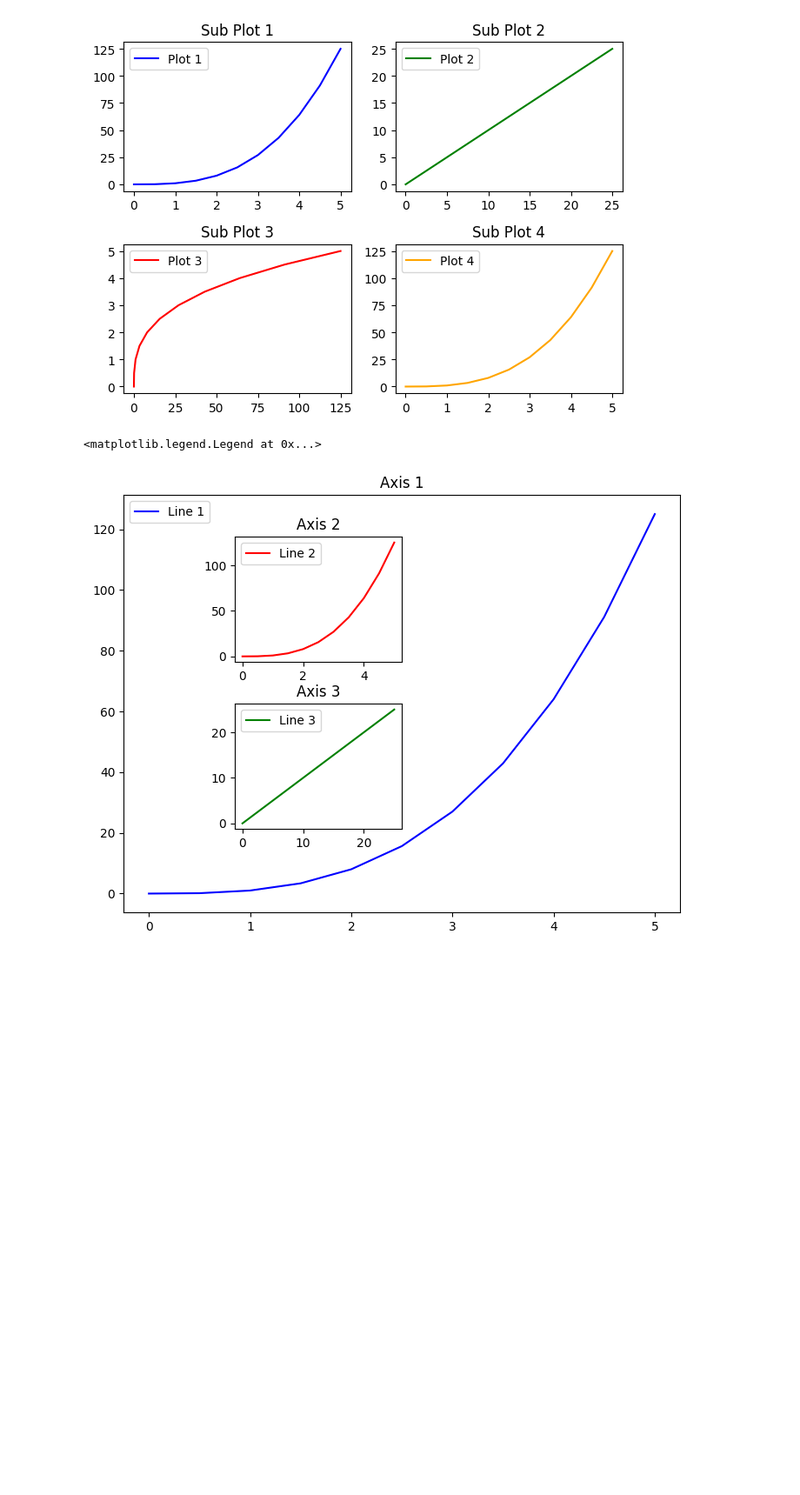
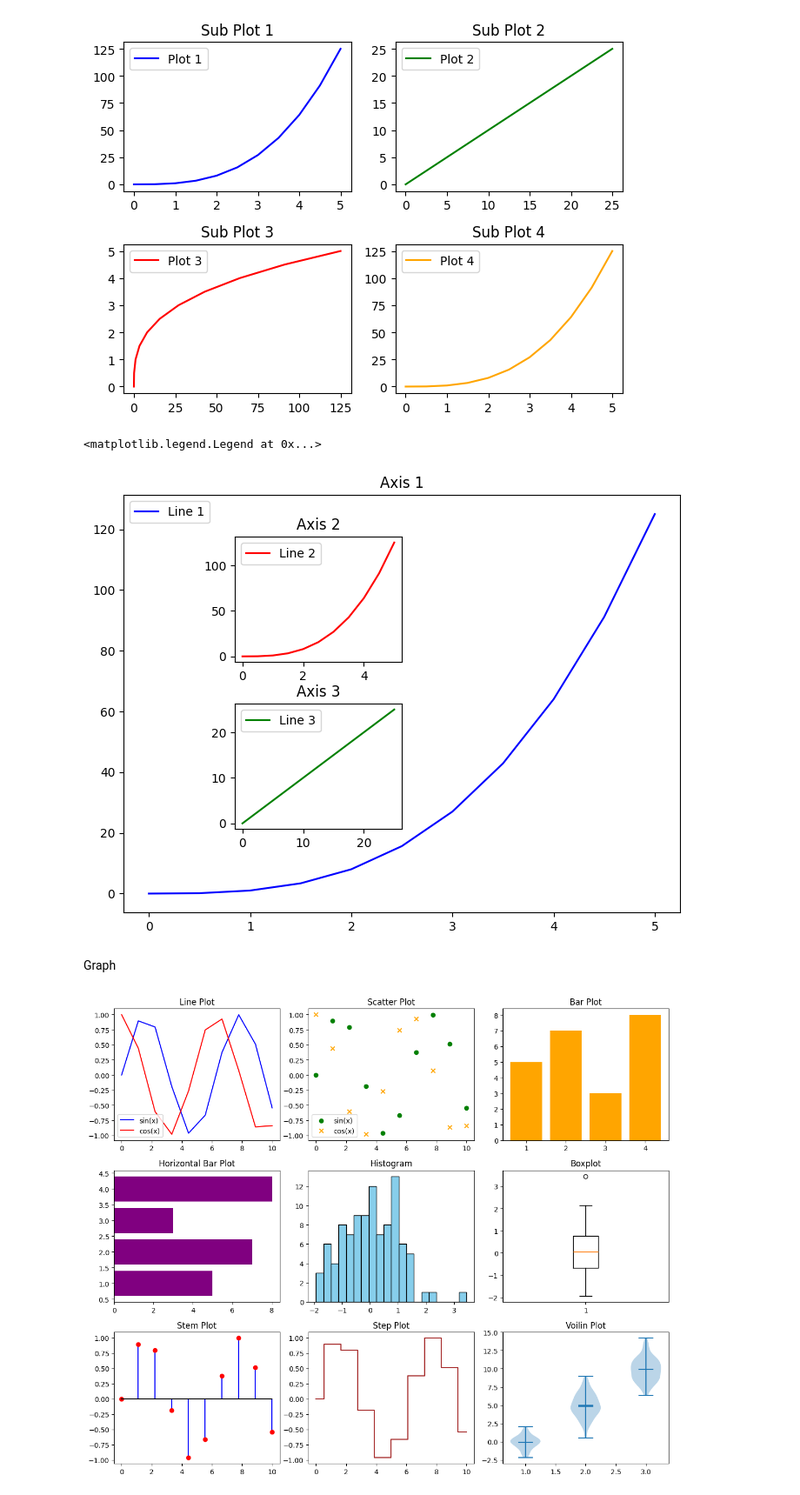
Before and after one commit to SatChittAnand/Data-Visualization, a Jupyter notebook: Data_Visualization.ipynb, the cells around one changed output. Shown at 87% size. Saved outputs shown, nothing was run; the diff lists cells and outputs as text; code cells hidden in the pictures; blank space fills up the shorter version.

Commit message:
different plots added

```diff
--- a/Data_Visualization.ipynb
+++ b/Data_Visualization.ipynb
@@ -149,3 +149,72 @@ axis3.legend()
 # %% [output]
 <matplotlib.legend.Legend at 0x...>
 [figure]
+# %% [markdown]
+Graph
+# %%
+x = np.linspace(0, 10, 10)
+y = np.sin(x)
+y2 = np.cos(x)
+rand_data = np.random.randn(100)
+
+# Generate random data for 3 groups for Violin plot
+data = [
+    np.random.normal(0, 1, 100),   # Group 1
+    np.random.normal(5, 1.5, 100), # Group 2
+    np.random.normal(10, 2, 100)   # Group 3
+]
+# %%
+plt.figure(figsize=(12, 10))
+
+# 1. Line Plot
+plt.subplot(3,3,1)
+plt.plot(x, y, color="blue", label="sin(x)")
+plt.plot(x, y2, color="red", label="cos(x)")
+plt.title("Line Plot")
+plt.legend()
+
+# 2. Scatter Plot
+plt.subplot(3,3,2)
+plt.scatter(x, y, color="green", marker="o", label="sin(x)")
+plt.scatter(x, y2, color="orange", marker="x", label="cos(x)")
+plt.title("Scatter Plot")
+plt.legend()
+
+# 3. Bar Plot
+plt.subplot(3,3,3)
+plt.bar([1,2,3,4], [5,7,3,8], color="orange")
+plt.title("Bar Plot")
+
+# 4. Horizontal Bar Plot
+plt.subplot(3,3,4)
+plt.barh([1,2,3,4], [5,7,3,8], color="purple")
+plt.title("Horizontal Bar Plot")
+
+# 5. Histogram
+plt.subplot(3,3,5)
+plt.hist(rand_data, bins=20, color="skyblue", edgecolor="black")
+plt.title("Histogram")
+
+# 6. Boxplot
+plt.subplot(3,3,6)
+plt.boxplot(rand_data)
+plt.title("Boxplot")
+
+# 7. Stem Plot
+plt.subplot(3,3,7)
+plt.stem(x, y, linefmt="blue", markerfmt="ro", basefmt="k")
+plt.title("Stem Plot")
+
+# 8. Step Plot
+plt.subplot(3,3,8)
+plt.step(x, y, where="mid", color="brown")
+plt.title("Step Plot")
+
+plt.subplot(3,3,9)
+plt.violinplot(data, showmeans=True, showmedians=True)
+plt.title("Voilin Plot")
+
+plt.tight_layout()
+plt.show()
+# %% [output]
+[figure, added]
```
Also changed, not shown: parts of 1 cell of this notebook.
